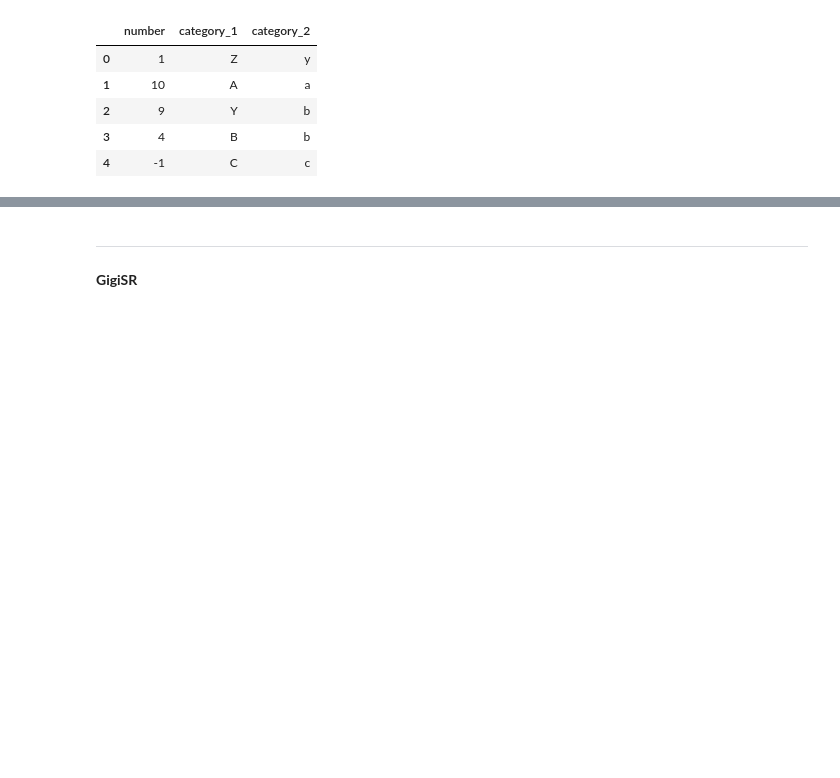
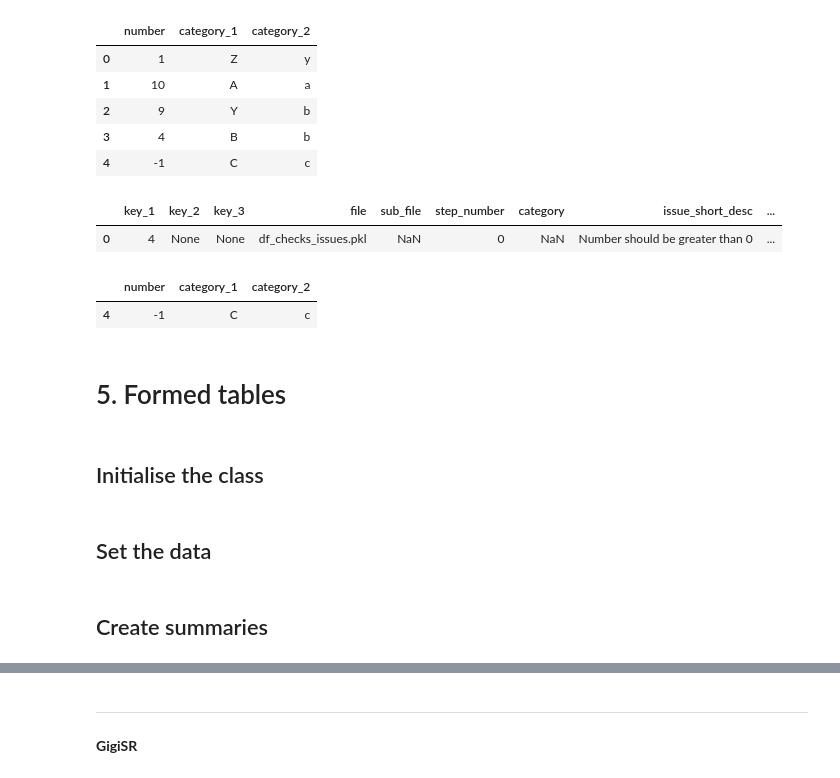
Before and after one commit to gigisr/data_etl, a Jupyter notebook: examples/02_example.ipynb, the cells around one changed output, grey strips where cells are left out. Saved outputs shown, nothing was run; the diff lists cells and outputs as text; code cells hidden in the pictures; blank space fills up the shorter version.

```diff
--- a/examples/02_example.ipynb
+++ b/examples/02_example.ipynb
@@ -444,3 +457,16 @@ dict_data_imported['df_checks_issues.pkl']
 | 2 | 9 | Y | b |
 | 3 | 4 | B | b |
 | 4 | -1 | C | c |
+# %%
+df_issues, df_issue = ch_checks_imported.table_look(dict_data['df_checks_issues.pkl'], 0)
+ICD.display(df_issues)
+ICD.display(df_issue)
+# %% [output]
+|  | key_1 | key_2 | key_3 | file | sub_file | step_number | category | issue_short_desc | ... |
+| 0 | 4 | None | None | df_checks_issues.pkl | NaN | 0 | NaN | Number should be greater than 0 | ... |
+|  | number | category_1 | category_2 |
+| 4 | -1 | C | c |
+# %% [markdown]
+# 5. Formed tables
+# %% [markdown]
+## Initialise the class
@@ -446,0 +476,2 @@ dict_data_imported['df_checks_issues.pkl']
+# %% [markdown]
+## Set the data
@@ -446,0 +480,2 @@ dict_data_imported['df_checks_issues.pkl']
+# %% [markdown]
+## Create summaries
```
Also changed, not shown: parts of 13 cells of this notebook, 7 other files.
